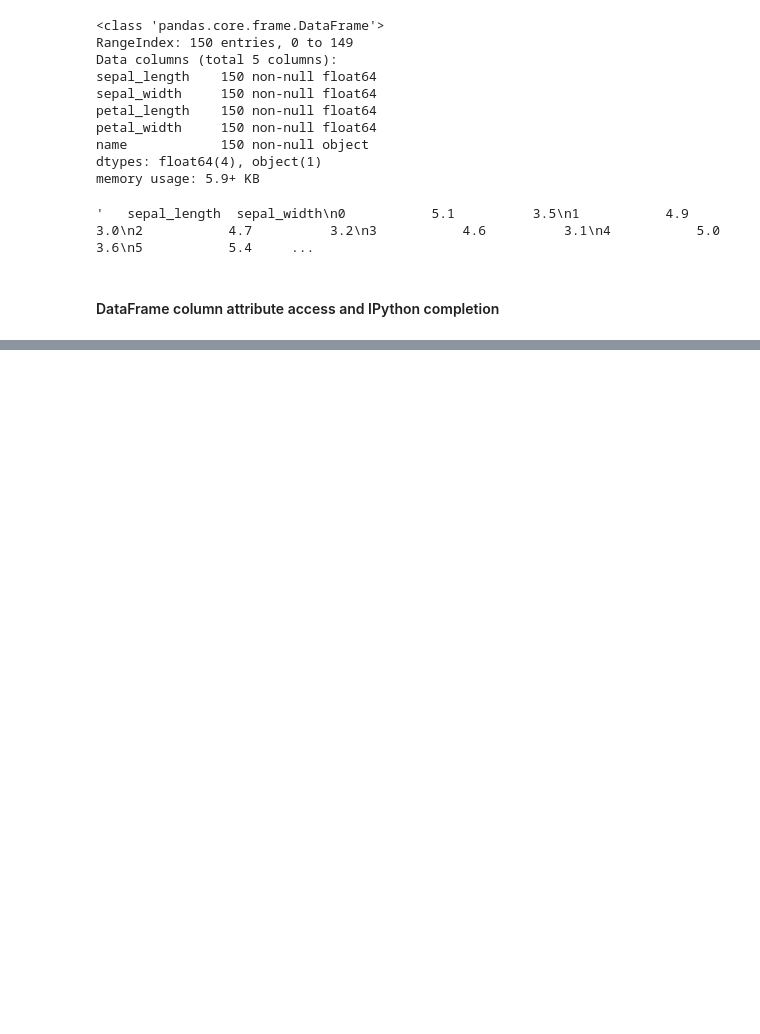
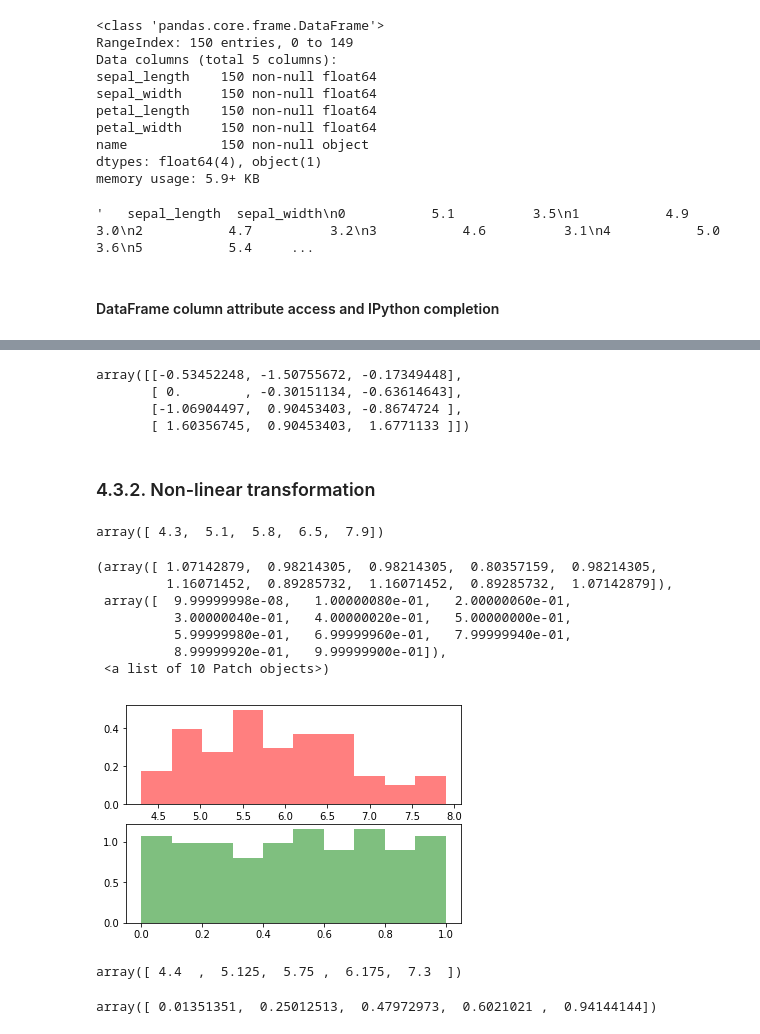
Before and after one commit to azenor-github/python-machine-learning-book, a Jupyter notebook: ch04/exercises.ipynb, the cells around one changed output, grey strips where cells are left out. Drawn from its saved outputs; the diff is of its cells as text; code cells hidden in the pictures; blank space fills up the shorter version.

Commit message:
Read '4.3. Preprocessing data' from scikit-learn

```diff
--- a/ch04/exercises.ipynb
+++ b/ch04/exercises.ipynb
@@ -436,0 +541,9 @@ Name: one, dtype: float64
+# %%
+standard_scaler.transform(X_train)
+# %% [output]
+array([[-0.53452248, -1.50755672, -0.17349448],
+       [ 0.        , -0.30151134, -0.63614643],
+       [-1.06904497,  0.90453403, -0.8674724 ],
+       [ 1.60356745,  0.90453403,  1.6771133 ]])
+# %% [markdown]
+### 4.3.2. Non-linear transformation
@@ -436,0 +553,36 @@ Name: one, dtype: float64
+# %%
+iris = load_iris()
+X, y = iris.data, iris.target
+X_train, X_test, y_train, y_test = train_test_split(X, y, random_state=0)
+# %%
+quantile_transformer = preprocessing.QuantileTransformer(random_state=0)
+
+X_train_trans = quantile_transformer.fit_transform(X_train)
+X_test_trans = quantile_transformer.transform(X_test)
+np.percentile(X_train[:, 0], [0, 25, 50, 75, 100])
+# %% [output]
+array([ 4.3,  5.1,  5.8,  6.5,  7.9])
+# %%
+import matplotlib.mlab as mlab
+import matplotlib.pyplot as plt
+
+f, axarr = plt.subplots(2, sharex=False)
+axarr[0].hist(X_train[:,0], 10, normed=1, facecolor='red', alpha=0.5)
+axarr[1].hist(X_train_trans[:,0], 10, normed=1, facecolor='green', alpha=0.5)
+# %% [output]
+(array([ 1.07142879,  0.98214305,  0.98214305,  0.80357159,  0.98214305,
+         1.16071452,  0.89285732,  1.16071452,  0.89285732,  1.07142879]),
+ array([  9.99999998e-08,   1.00000080e-01,   2.00000060e-01,
+          3.00000040e-01,   4.00000020e-01,   5.00000000e-01,
+          5.99999980e-01,   6.99999960e-01,   7.99999940e-01,
+          8.99999920e-01,   9.99999900e-01]),
+ <a list of 10 Patch objects>)
+[figure, added]
+# %%
+np.percentile(X_test[:, 0], [0, 25, 50, 75, 100])
+# %% [output]
+array([ 4.4  ,  5.125,  5.75 ,  6.175,  7.3  ])
+# %%
+np.percentile(X_test_trans[:, 0], [0, 25, 50, 75, 100])
+# %% [output]
+array([ 0.01351351,  0.25012513,  0.47972973,  0.6021021 ,  0.94144144])
```
Also changed, not shown: parts of 59 cells of this notebook, 2 other files.
